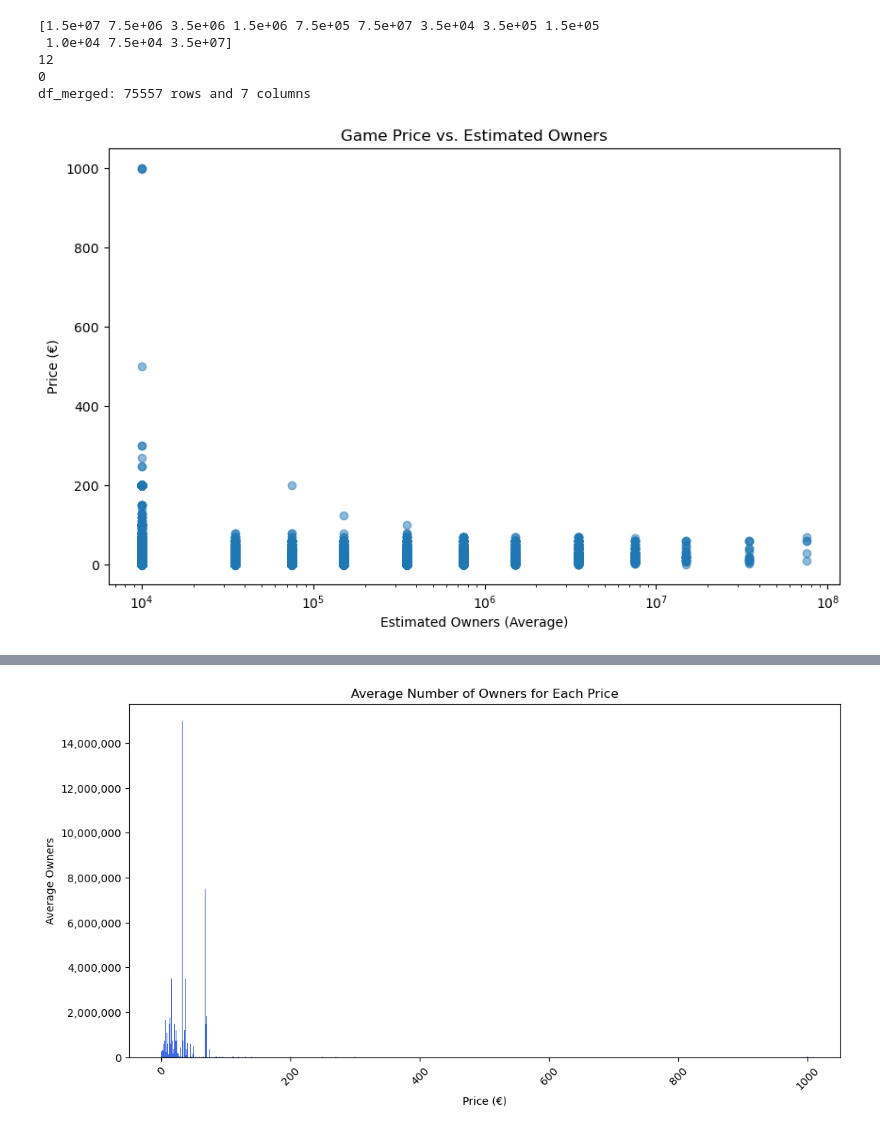
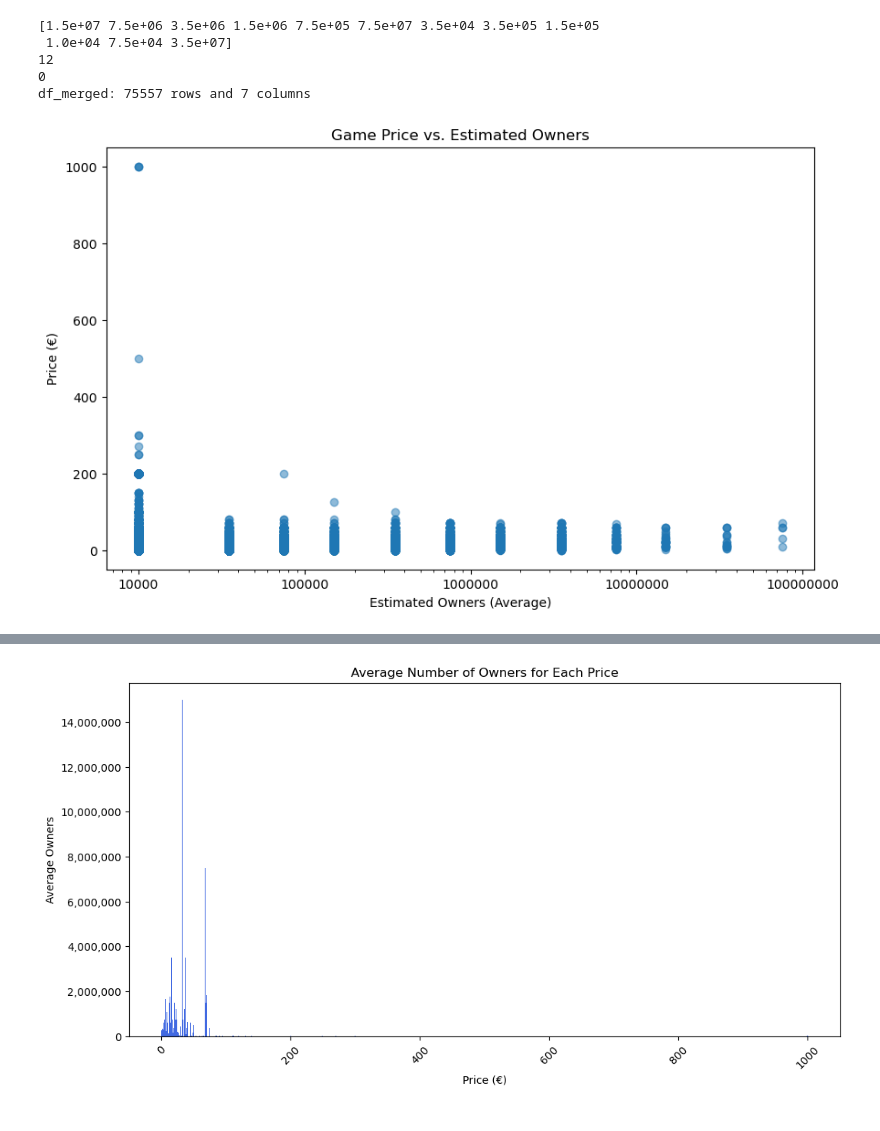
Before and after one commit to KianBahia/Steam-Data-Science-Report, a Jupyter notebook: notebook.ipynb, the cells around one changed output, grey strips where cells are left out. Cells and saved outputs as stored; diff of their text form; code cells hidden in the pictures.

Commit message:
didnt do anything

```diff
--- a/notebook.ipynb
+++ b/notebook.ipynb
@@ -218,12 +218,22 @@ df_merged: 75557 rows and 7 columns
 # %%
 # Attempt to plot the data
 
 plt.figure(figsize=(10, 6))
 plt.scatter(df_merged['owners_avg'], df_merged['price'], alpha=0.5)
 plt.xlabel("Estimated Owners (Average)")
 plt.ylabel("Price (€)")
 plt.title("Game Price vs. Estimated Owners")
+
 plt.xscale("log")  # Log scale to better visualize large ranges
+
+# Ensure tick labels show actual numbers instead of 10^x
+formatter = mtick.ScalarFormatter()
+formatter.set_scientific(False)  # Disable scientific notation
+formatter.set_useOffset(False)  # Prevent offset scaling
+plt.gca().xaxis.set_major_formatter(formatter)
+
 plt.show()
+
+# This graph isn't very useful in terms of showing anything, since all the owner numbers are the same, there are just stacks of blue dots :/
 # %% [output]
-[figure, old version]
+[figure, new version]
```
Also changed, not shown: parts of 7 cells of this notebook.
